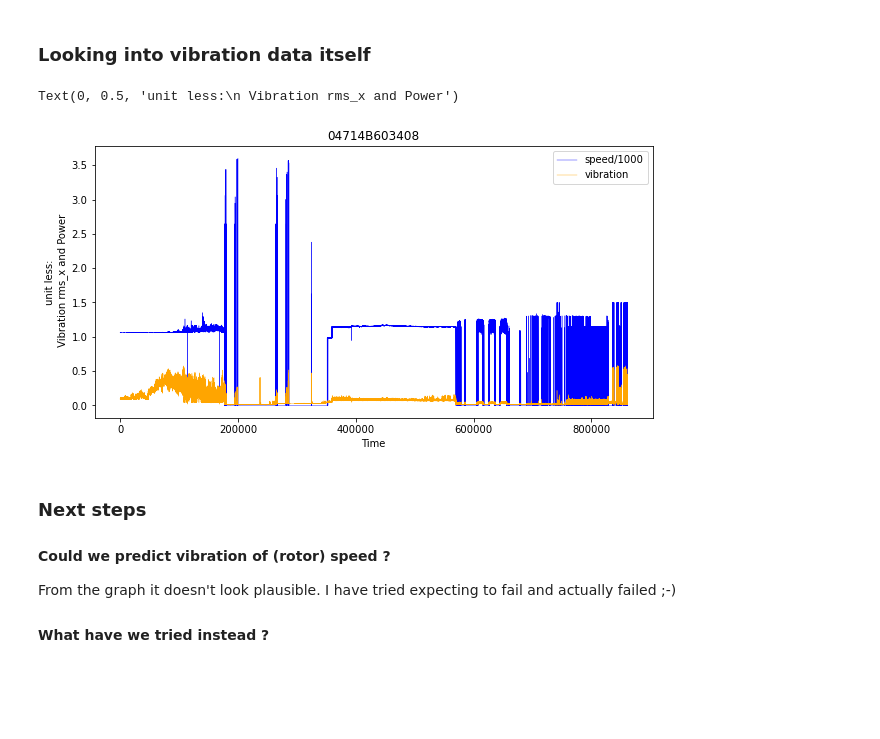
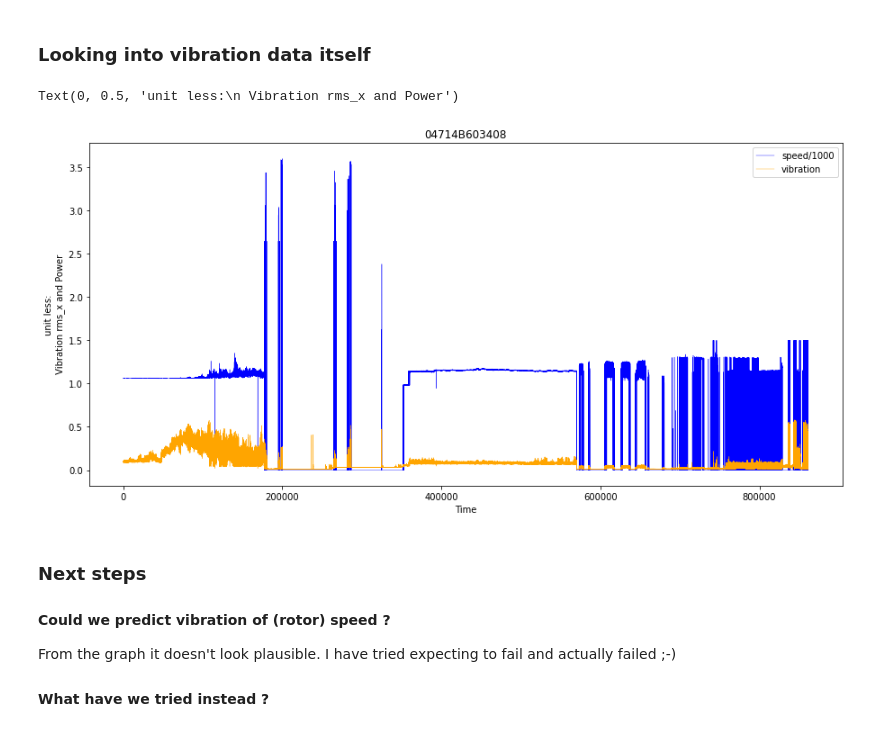
Before and after one commit to sedgewickmm18/notebooks-attic, a Jupyter notebook: PumpVibrationUseCaseInMoreDetail.ipynb, the cells around one changed output. Cells and saved outputs as stored; diff of their text form; code cells hidden in the pictures; blank space fills up the shorter version.

```diff
--- a/PumpVibrationUseCaseInMoreDetail.ipynb
+++ b/PumpVibrationUseCaseInMoreDetail.ipynb
@@ -137,0 +122,26 @@ So we have to go another route, let's start with
+# %%
+# read data
+deviceid = '04714B601096'
+filename = "./data/IOT_SHADOW_PUMP_DE_GEN5_202102231533.csv.bz2" # Pump 04714B601096  pump stopped half the time,
+#                                                                                     nevertheless usable data
+#filename = "./data/IOT_SHADOW_PUMP_DE_GEN5_202202161319.csv.bz2" # Pump 04714B603408 not much data
+#filename = "./data/IOT_SHADOW_PUMP_DE_GEN5_202202161408.csv.bz2" # Pump 04714B606390 not much data
+#filename = "./data/IOT_SHADOW_PUMP_DE_GEN5_202202171340.csv.bz2" # Pump 04714B6037F8 good case
+#filename = "./data/IOT_SHADOW_PUMP_DE_GEN5_202202171348.csv.bz2" # Pump 04714B60382B not much data
+#filename = "./data/IOT_SHADOW_PUMP_DE_GEN5_202202171815.csv.bz2" # Pump 04714FEF0005 very boring, off most of the time
+#filename = "./data/IOT_SHADOW_PUMP_DE_GEN5_202202171827.csv.bz2" # Pump 04714B6036B1 not much data
+#filename = "./data/IOT_SHADOW_PUMP_DE_GEN5_202202171835.csv.bz2" # Pump 04714B605699 not much data
+#filename = "./data/IOT_SHADOW_PUMP_DE_GEN5_202202171840.csv.bz2" # Pump 04714B60553A not much data
+#filename = "./data/IOT_SHADOW_PUMP_DE_GEN5_202202171847.csv.bz2" # Pump 04714B60205C not much data
+#filename = "./data/IOT_SHADOW_PUMP_DE_GEN5_202202171848.csv.bz2" # Pump 04714B6029FF not much data
+#filename = "./data/IOT_SHADOW_PUMP_DE_GEN5_202202171852.csv.bz2" # Pump 04714B604101 not much data
+
+
+dff = pd.read_csv(filename, parse_dates=['EVT_TIMESTAMP'], comment='#')
+dff.columns = dff.columns.str.lower()
+#df_clean = dff.drop(columns=['devicetype','logicalinterface_id','eventtype','format',
+#                             'rcv_timestamp_utc','updated_utc']).set_index(['deviceid','evt_timestamp']).dropna()
+df_clean = dff.drop(columns=['deviceid','devicetype','logicalinterface_id','eventtype','format',
+                             'rcv_timestamp_utc','updated_utc']).set_index('evt_timestamp').dropna()
+df_clean2 = df_clean[df_clean['speed'] >= 0]
+df_clean = df_clean2[df_clean2['power'] >= 0]
@@ -137,0 +227,4 @@ So we have to go another route, let's start with
+# %%
+sns.set_style('ticks')
+gx = sns.kdeplot(data = df_clean, x='speed', y='rms_x', fill=True, palette="crest")
+gx.title.set_text('KDE for ' + df_clean.index.levels[0][0])
@@ -215,22 +774,22 @@ Text(0, 0.5, 'unit less:\n Vibration rms_x and Power')
 # %%
 df_i = df_clean.reset_index().set_index('deviceid')
 
-fig, ax = plt.subplots(1, 1, figsize=(10, 5), squeeze=False)
+fig, ax = plt.subplots(1, 1, figsize=(15, 7), squeeze=False)
 i = 0
 rg = range(df_i['power'].values.size)
 #ax[i,0].plot(rg, df_i['max'] + 0.5, lw=0.4, color='blue', label='local max vib')
 #ax[i,0].plot(rg, df_i['power'], lw=0.4, color='green', label='power')
 ax[i,0].plot(rg, df_i['speed']/1000, lw=0.4, color='blue', label='speed/1000')
 
 ax[i,0].plot(rg, df_i['rms_x'], lw=0.4, color='orange', label='vibration')
 ax[i,0].legend()
 ax[i,0].set_title('04714B603408')
 
 ax[i,0].set_xlabel('Time')
 ax[i,0].set_ylabel('unit less:\n Vibration rms_x and Power')
 # %% [output]
 Text(0, 0.5, 'unit less:\n Vibration rms_x and Power')
-[figure, old version]
+[figure, new version]
 # %% [markdown]
 ### Next steps
 
```
Also changed, not shown: parts of 48 cells of this notebook.
